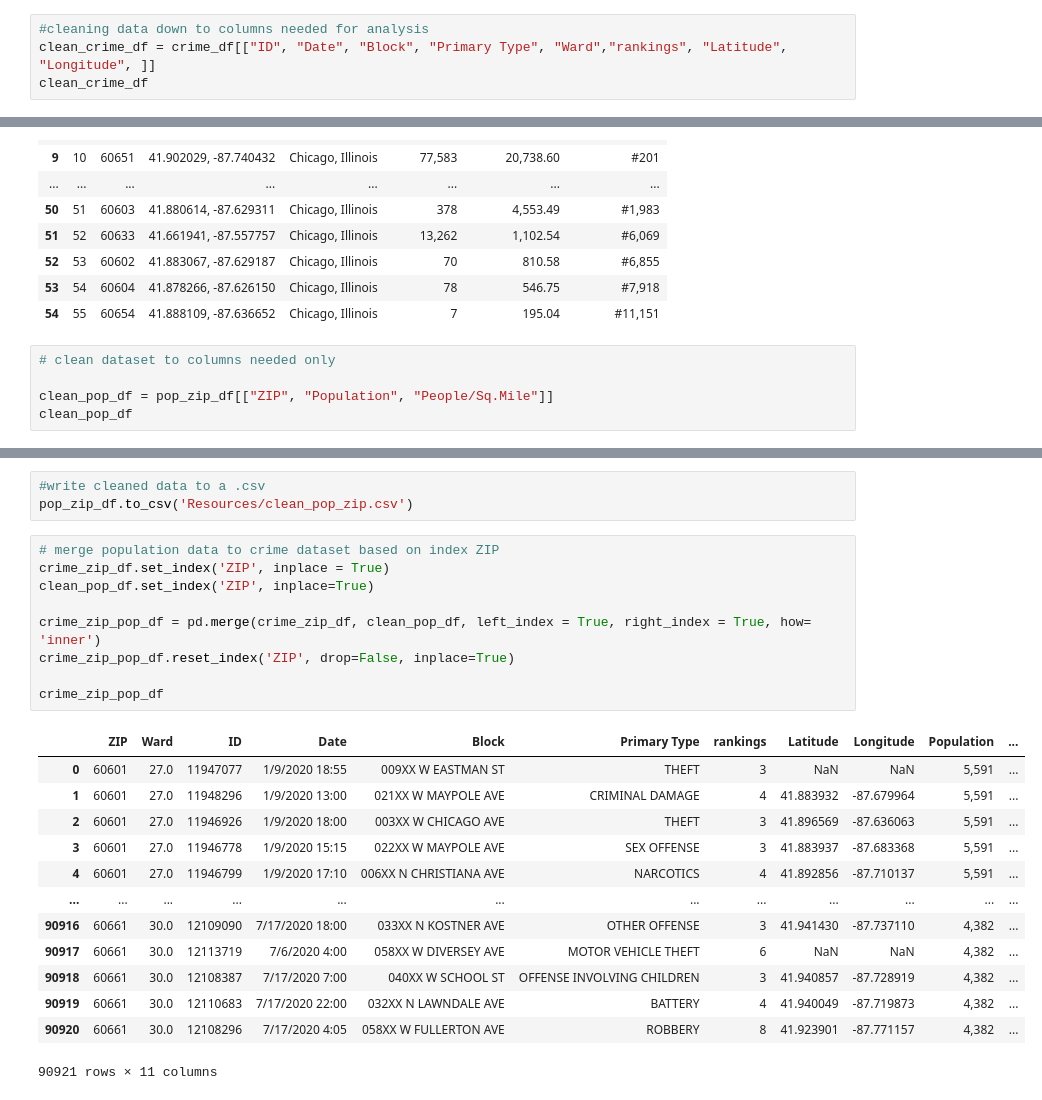
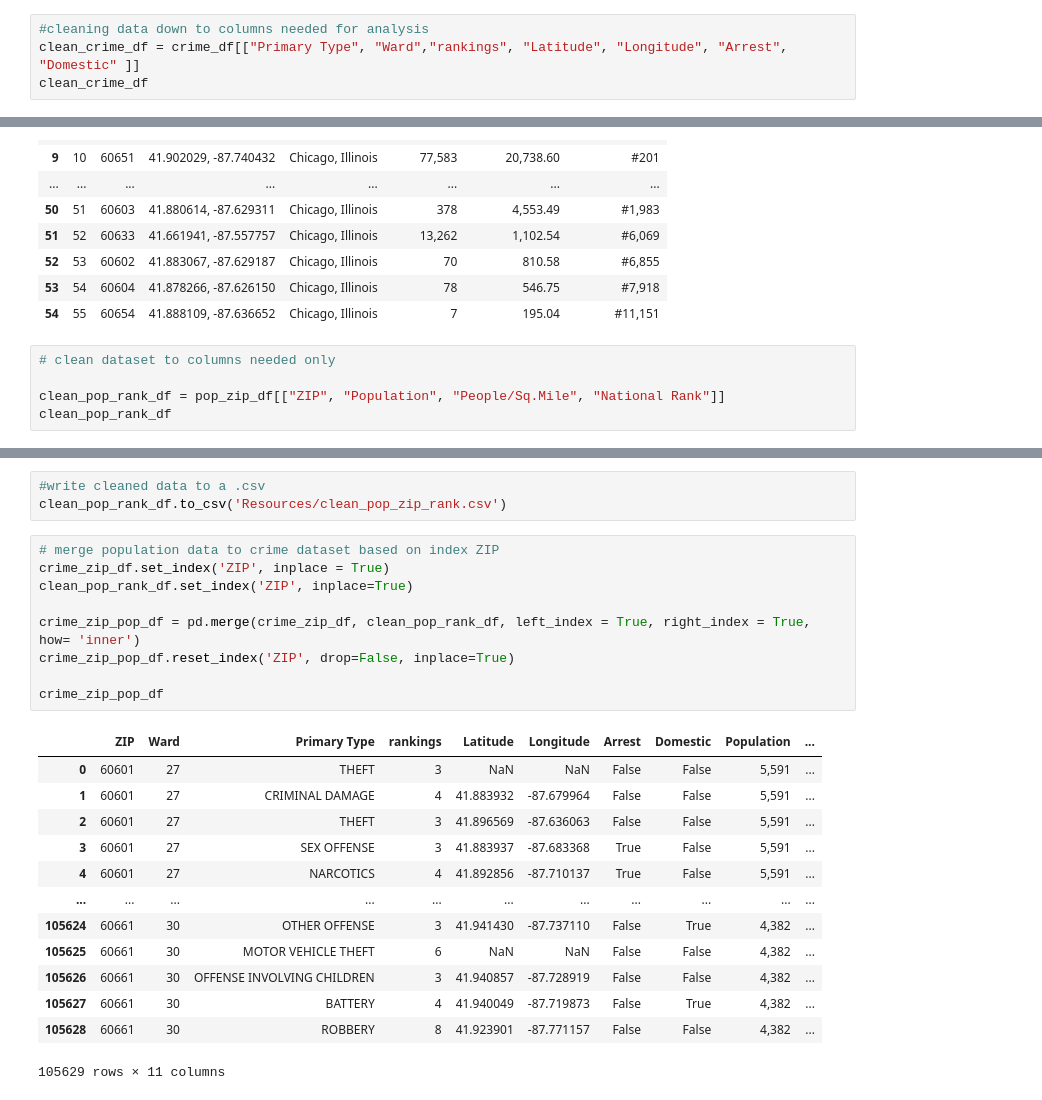
Before and after one commit to mmcdan13/capstone_project, a Jupyter notebook: Chipotle_Crime_Data_Cleaning.ipynb, the cells around one changed output, grey strips where cells are left out. Drawn from its saved outputs; the diff is of its cells as text.

Commit message:
Data cleaning updates for model

```diff
--- a/Chipotle_Crime_Data_Cleaning.ipynb
+++ b/Chipotle_Crime_Data_Cleaning.ipynb
@@ -89,5 +72,5 @@ crime_df.dropna()
 # %%
 #cleaning data down to columns needed for analysis
-clean_crime_df = crime_df[["ID", "Date", "Block", "Primary Type", "Ward","rankings", "Latitude", "Longitude", ]]
+clean_crime_df = crime_df[["Primary Type", "Ward","rankings", "Latitude", "Longitude", "Arrest", "Domestic" ]]
 clean_crime_df
 # %% [output]
@@ -172,6 +137,6 @@ pop_zip_df
 # %%
 # clean dataset to columns needed only
 
-clean_pop_df = pop_zip_df[["ZIP", "Population", "People/Sq.Mile"]]
-clean_pop_df
+clean_pop_rank_df = pop_zip_df[["ZIP", "Population", "People/Sq.Mile", "National Rank"]]
+clean_pop_rank_df
 # %% [output]
@@ -195,26 +160,26 @@ clean_pop_df
 # %%
 #write cleaned data to a .csv
-pop_zip_df.to_csv('Resources/clean_pop_zip.csv')
+clean_pop_rank_df.to_csv('Resources/clean_pop_zip_rank.csv')
 # %%
 # merge population data to crime dataset based on index ZIP
 crime_zip_df.set_index('ZIP', inplace = True)
-clean_pop_df.set_index('ZIP', inplace=True)
+clean_pop_rank_df.set_index('ZIP', inplace=True)
 
-crime_zip_pop_df = pd.merge(crime_zip_df, clean_pop_df, left_index = True, right_index = True, how= 'inner')
+crime_zip_pop_df = pd.merge(crime_zip_df, clean_pop_rank_df, left_index = True, right_index = True, how= 'inner')
 crime_zip_pop_df.reset_index('ZIP', drop=False, inplace=True)
 
 crime_zip_pop_df
 # %% [output]
-|  | ZIP | Ward | ID | Date | Block | Primary Type | rankings | Latitude | Longitude | Population | ... |
-| 0 | 60601 | 27.0 | 11947077 | 1/9/2020 18:55 | 009XX W EASTMAN ST | THEFT | 3 | NaN | NaN | 5,591 | ... |
-| 1 | 60601 | 27.0 | 11948296 | 1/9/2020 13:00 | 021XX W MAYPOLE AVE | CRIMINAL DAMAGE | 4 | 41.883932 | -87.679964 | 5,591 | ... |
-| 2 | 60601 | 27.0 | 11946926 | 1/9/2020 18:00 | 003XX W CHICAGO AVE | THEFT | 3 | 41.896569 | -87.636063 | 5,591 | ... |
-| 3 | 60601 | 27.0 | 11946778 | 1/9/2020 15:15 | 022XX W MAYPOLE AVE | SEX OFFENSE | 3 | 41.883937 | -87.683368 | 5,591 | ... |
-| 4 | 60601 | 27.0 | 11946799 | 1/9/2020 17:10 | 006XX N CHRISTIANA AVE | NARCOTICS | 4 | 41.892856 | -87.710137 | 5,591 | ... |
-| ... | ... | ... | ... | ... | ... | ... | ... | ... | ... | ... | ... |
-| 90916 | 60661 | 30.0 | 12109090 | 7/17/2020 18:00 | 033XX N KOSTNER AVE | OTHER OFFENSE | 3 | 41.941430 | -87.737110 | 4,382 | ... |
-| 90917 | 60661 | 30.0 | 12113719 | 7/6/2020 4:00 | 058XX W DIVERSEY AVE | MOTOR VEHICLE THEFT | 6 | NaN | NaN | 4,382 | ... |
-| 90918 | 60661 | 30.0 | 12108387 | 7/17/2020 7:00 | 040XX W SCHOOL ST | OFFENSE INVOLVING CHILDREN | 3 | 41.940857 | -87.728919 | 4,382 | ... |
-| 90919 | 60661 | 30.0 | 12110683 | 7/17/2020 22:00 | 032XX N LAWNDALE AVE | BATTERY | 4 | 41.940049 | -87.719873 | 4,382 | ... |
-| 90920 | 60661 | 30.0 | 12108296 | 7/17/2020 4:05 | 058XX W FULLERTON AVE | ROBBERY | 8 | 41.923901 | -87.771157 | 4,382 | ... |
+|  | ZIP | Ward | Primary Type | rankings | Latitude | Longitude | Arrest | Domestic | Population | ... |
+| 0 | 60601 | 27 | THEFT | 3 | NaN | NaN | False | False | 5,591 | ... |
+| 1 | 60601 | 27 | CRIMINAL DAMAGE | 4 | 41.883932 | -87.679964 | False | False | 5,591 | ... |
+| 2 | 60601 | 27 | THEFT | 3 | 41.896569 | -87.636063 | False | False | 5,591 | ... |
+| 3 | 60601 | 27 | SEX OFFENSE | 3 | 41.883937 | -87.683368 | True | False | 5,591 | ... |
+| 4 | 60601 | 27 | NARCOTICS | 4 | 41.892856 | -87.710137 | True | False | 5,591 | ... |
+| ... | ... | ... | ... | ... | ... | ... | ... | ... | ... | ... |
+| 105624 | 60661 | 30 | OTHER OFFENSE | 3 | 41.941430 | -87.737110 | False | True | 4,382 | ... |
+| 105625 | 60661 | 30 | MOTOR VEHICLE THEFT | 6 | NaN | NaN | False | False | 4,382 | ... |
+| 105626 | 60661 | 30 | OFFENSE INVOLVING CHILDREN | 3 | 41.940857 | -87.728919 | False | False | 4,382 | ... |
+| 105627 | 60661 | 30 | BATTERY | 4 | 41.940049 | -87.719873 | False | True | 4,382 | ... |
+| 105628 | 60661 | 30 | ROBBERY | 8 | 41.923901 | -87.771157 | False | False | 4,382 | ... |
-90921 rows × 11 columns
+105629 rows × 11 columns
```
Also changed, not shown: parts of 11 cells of this notebook, 11 other files.
